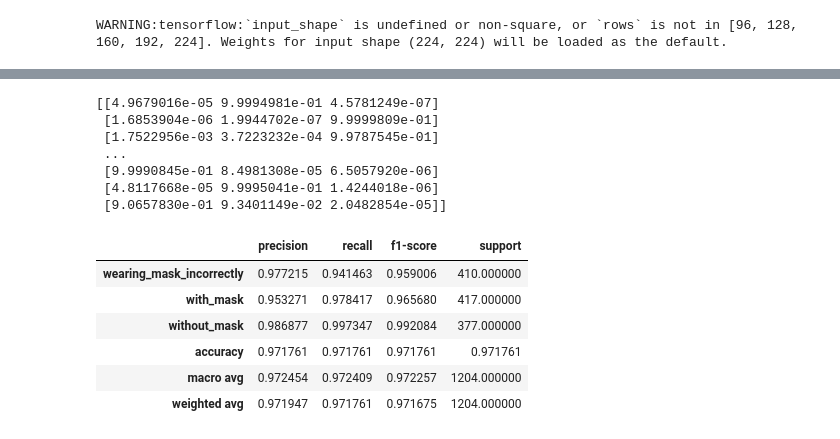
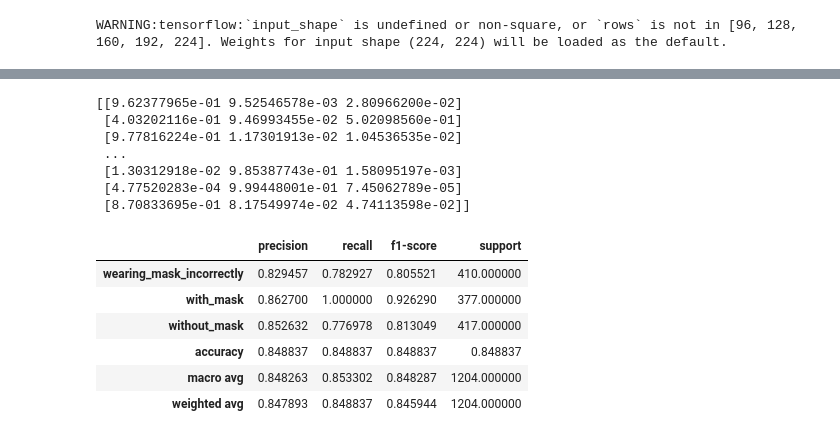
Before and after one commit to Tkvmaster/Automated-Face-Mask-Detection-System, a Jupyter notebook: mask_detector_classifier.ipynb, the cells around one changed output, grey strips where cells are left out. Cells and saved outputs as stored; diff of their text form; code cells hidden in the pictures.

```diff
--- a/mask_detector_classifier.ipynb
+++ b/mask_detector_classifier.ipynb
@@ -133,11 +141,4 @@ Batch = 32
 # %%
 # Model compilation
 optimize = Adam(learning_rate=rate, decay=rate / ep_no)
-model.compile(loss="categorical_crossentropy", optimizer=optimize, metrics=["accuracy"])
+model.compile(loss="sparse_categorical_crossentropy", optimizer=optimize, metrics=["accuracy"])
-# %%
-# train the head of the network
-print("[INFO] training head...")
-H = model.fit(aug.flow(x_train, y_train, batch_size=Batch), steps_per_epoch=len(x_train) // Batch,
-    validation_data=(x_val, y_val),
-    validation_steps=len(x_val) // Batch,
-    epochs=ep_no, verbose=1)
@@ -161,0 +165,5 @@ Epoch 10/10
+# %%
+# training model
+H = model.fit(train_ds, epochs=ep_no, steps_per_epoch=math.ceil(num_train/32),
+          verbose=1, validation_data=val_ds,
+         validation_steps=math.ceil(num_val/32))
@@ -162,29 +188,29 @@ Epoch 10/10
 # %%
 # predictions on the test set
-predIdxs = model.predict(x_val, batch_size=Batch)
+predIdxs = model.predict(val_ds)
 print(predIdxs)
 # for each image in the testing set we need to find the index of the label with corresponding largest predicted probability
 predIdxs = np.argmax(predIdxs, axis=1)
 # %% [output]
-[[4.9679016e-05 9.9994981e-01 4.5781249e-07]
- [1.6853904e-06 1.9944702e-07 9.9999809e-01]
- [1.7522956e-03 3.7223232e-04 9.9787545e-01]
+[[9.62377965e-01 9.52546578e-03 2.80966200e-02]
+ [4.03202116e-01 9.46993455e-02 5.02098560e-01]
+ [9.77816224e-01 1.17301913e-02 1.04536535e-02]
  ...
- [9.9990845e-01 8.4981308e-05 6.5057920e-06]
- [4.8117668e-05 9.9995041e-01 1.4244018e-06]
- [9.0657830e-01 9.3401149e-02 2.0482854e-05]]
+ [1.30312918e-02 9.85387743e-01 1.58095197e-03]
+ [4.77520283e-04 9.99448001e-01 7.45062789e-05]
+ [8.70833695e-01 8.17549974e-02 4.74113598e-02]]
 # %%
 # classifocation matrix
 cat = ['wearing_mask_incorrectly', 'with_mask', 'without_mask']
-pd.DataFrame(classification_report(y_val.argmax(axis=1), predIdxs, target_names=cat, output_dict=True)).T
+pd.DataFrame(classification_report(y_val, predIdxs, target_names=cat, output_dict=True)).T
 # %% [output]
 |  | precision | recall | f1-score | support |
-| wearing_mask_incorrectly | 0.977215 | 0.941463 | 0.959006 | 410.000000 |
-| with_mask | 0.953271 | 0.978417 | 0.965680 | 417.000000 |
-| without_mask | 0.986877 | 0.997347 | 0.992084 | 377.000000 |
-| accuracy | 0.971761 | 0.971761 | 0.971761 | 0.971761 |
-| macro avg | 0.972454 | 0.972409 | 0.972257 | 1204.000000 |
-| weighted avg | 0.971947 | 0.971761 | 0.971675 | 1204.000000 |
+| wearing_mask_incorrectly | 0.829457 | 0.782927 | 0.805521 | 410.000000 |
+| with_mask | 0.862700 | 1.000000 | 0.926290 | 377.000000 |
+| without_mask | 0.852632 | 0.776978 | 0.813049 | 417.000000 |
+| accuracy | 0.848837 | 0.848837 | 0.848837 | 0.848837 |
+| macro avg | 0.848263 | 0.853302 | 0.848287 | 1204.000000 |
+| weighted avg | 0.847893 | 0.848837 | 0.845944 | 1204.000000 |
 # %%
 from sklearn.metrics import confusion_matrix, ConfusionMatrixDisplay
 import matplotlib
```
Also changed, not shown: parts of 29 cells of this notebook, 1 other file.
